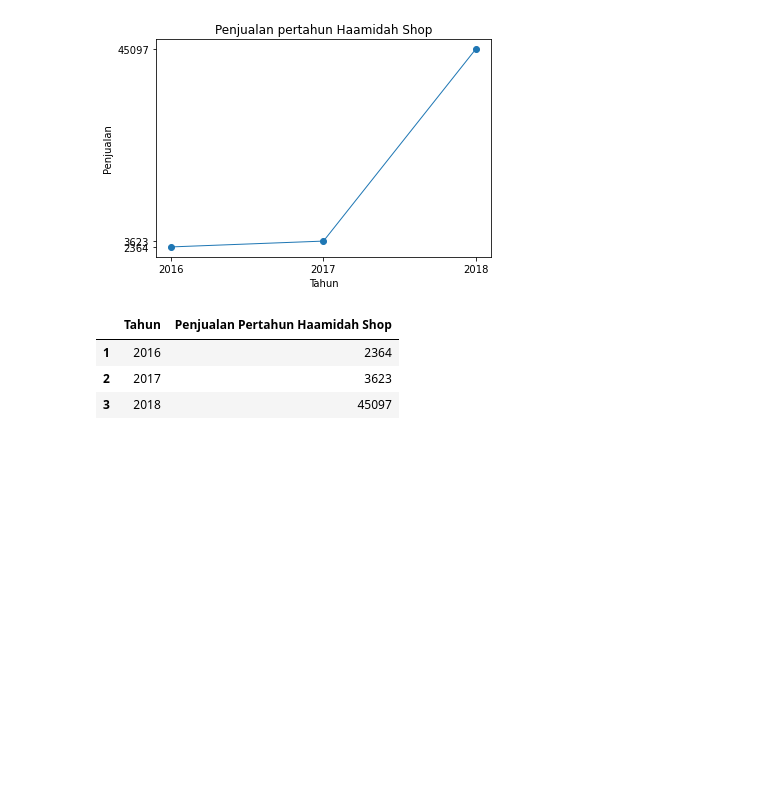
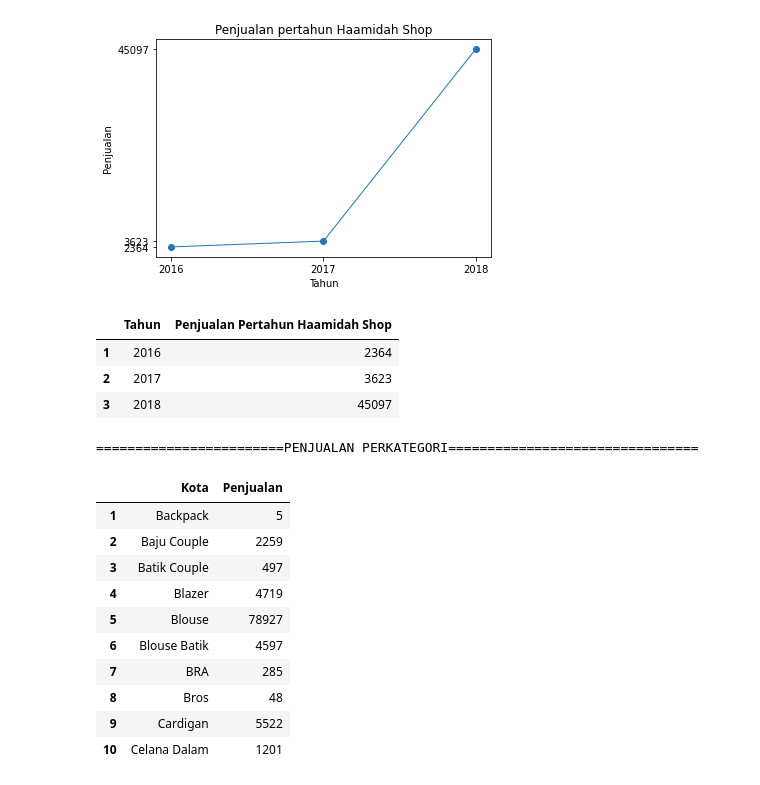
Before and after one commit to fadlanbhahreisy/data_science, a Jupyter notebook: TA-Datawarehouse/main.ipynb, the cells around one changed output. Drawn from its saved outputs; the diff is of its cells as text; code cells hidden in the pictures; blank space fills up the shorter version.

```diff
--- a/TA-Datawarehouse/main.ipynb
+++ b/TA-Datawarehouse/main.ipynb
@@ -358,3 +381,31 @@ df
 | 1 | 2016 | 2364 |
 | 2 | 2017 | 3623 |
 | 3 | 2018 | 45097 |
+# %%
+mycursor.execute('''SELECT kategori.nama_kategori, sum(penjualan.quantity) as total
+          FROM penjualan
+          join kategori on penjualan.id_kategori = kategori.id_kategori
+          group by kategori.nama_kategori
+          order by kategori.nama_kategori ASC
+          ''')
+penjualan = []
+for row in mycursor.fetchall():
+    penjualan.append(row)
+np_penjualan = np.array(penjualan)
+print("========================PENJUALAN PERKATEGORI================================")
+df = pd.DataFrame([ x for x in np_penjualan[:,:]],columns = ['Kota', 'Penjualan'])
+df.index = np.arange(1,len(df)+1)
+df.head(10)
+# %% [output]
+========================PENJUALAN PERKATEGORI================================
+|  | Kota | Penjualan |
+| 1 | Backpack | 5 |
+| 2 | Baju Couple | 2259 |
+| 3 | Batik Couple | 497 |
+| 4 | Blazer | 4719 |
+| 5 | Blouse | 78927 |
+| 6 | Blouse Batik | 4597 |
+| 7 | BRA | 285 |
+| 8 | Bros | 48 |
+| 9 | Cardigan | 5522 |
+| 10 | Celana Dalam | 1201 |
```
Also changed, not shown: parts of 4 cells of this notebook.
